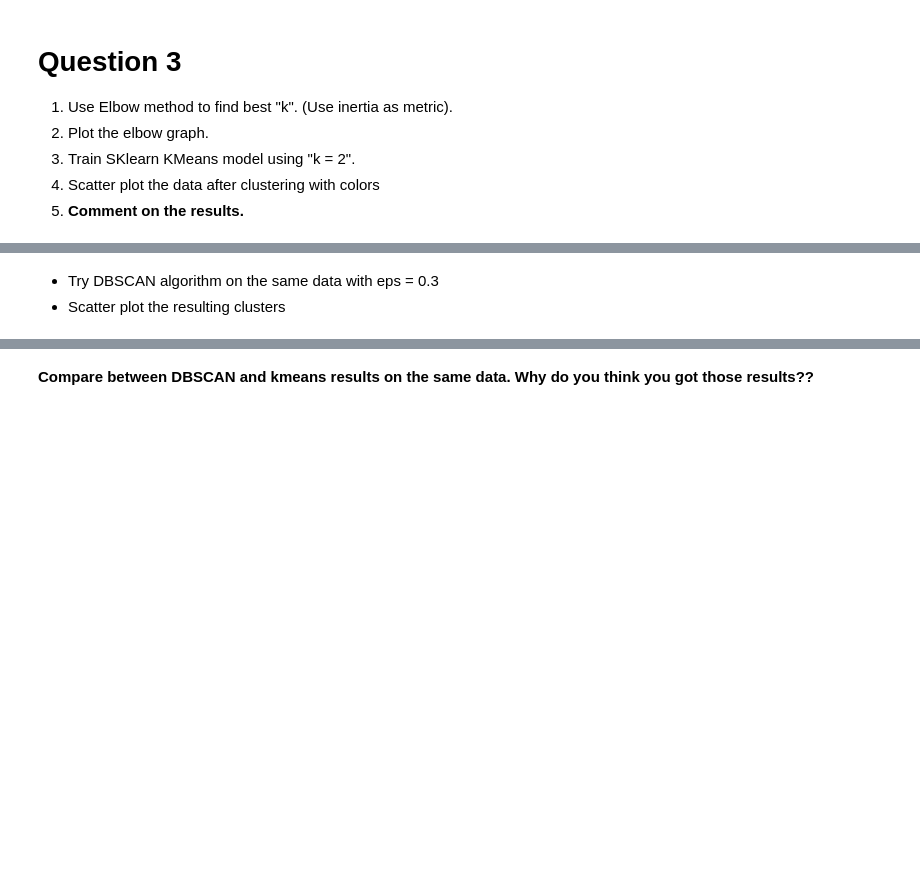
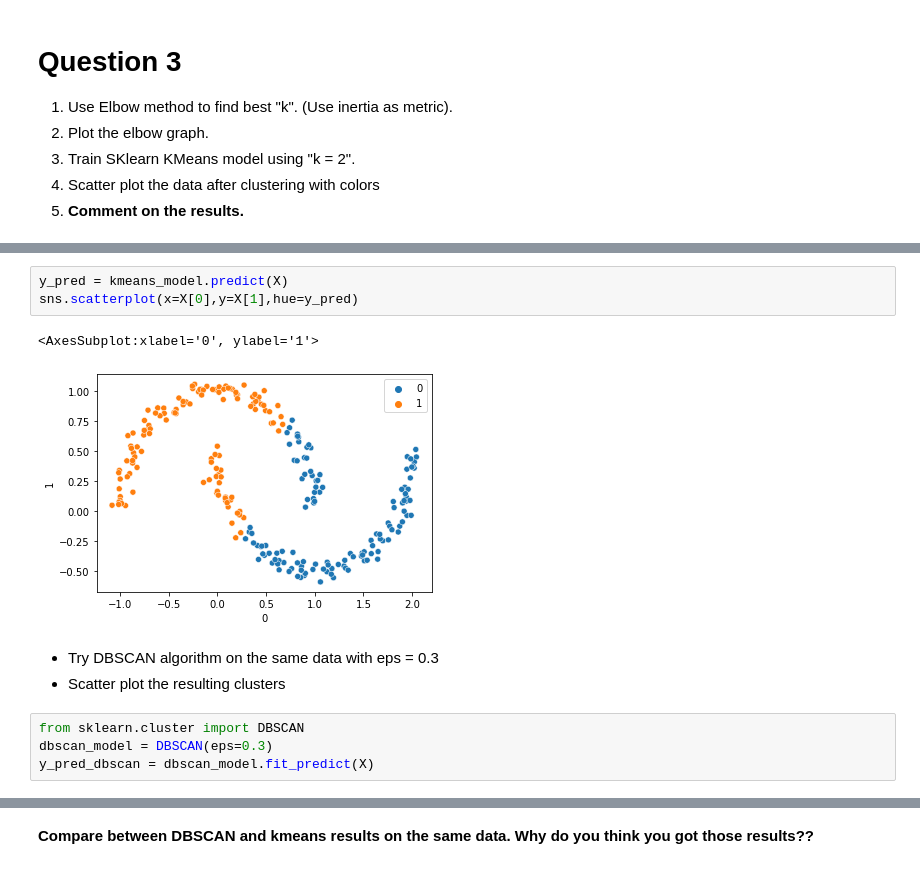
Before and after one commit to EHVB/AI-In-Medicine, a Jupyter notebook: Assignment5/Ehab Kamal - A5_K-means.ipynb, the cells around one changed output, grey strips where cells are left out. Saved outputs shown, nothing was run; the diff lists cells and outputs as text; blank space fills up the shorter version.

```diff
--- a/Assignment5/Ehab Kamal - A5_K-means.ipynb
+++ b/Assignment5/Ehab Kamal - A5_K-means.ipynb
@@ -51,3 +81,13 @@ ANSWER:
+# %%
+y_pred = kmeans_model.predict(X)
+sns.scatterplot(x=X[0],y=X[1],hue=y_pred)
+# %% [output]
+<AxesSubplot:xlabel='0', ylabel='1'>
+[figure, added]
 # %% [markdown]
 - Try DBSCAN algorithm on the same data with eps = 0.3
 - Scatter plot the resulting clusters
+# %%
+from sklearn.cluster import DBSCAN
+dbscan_model = DBSCAN(eps=0.3)
+y_pred_dbscan = dbscan_model.fit_predict(X)
```
Also changed, not shown: parts of 30 cells of this notebook, 1 other file.
